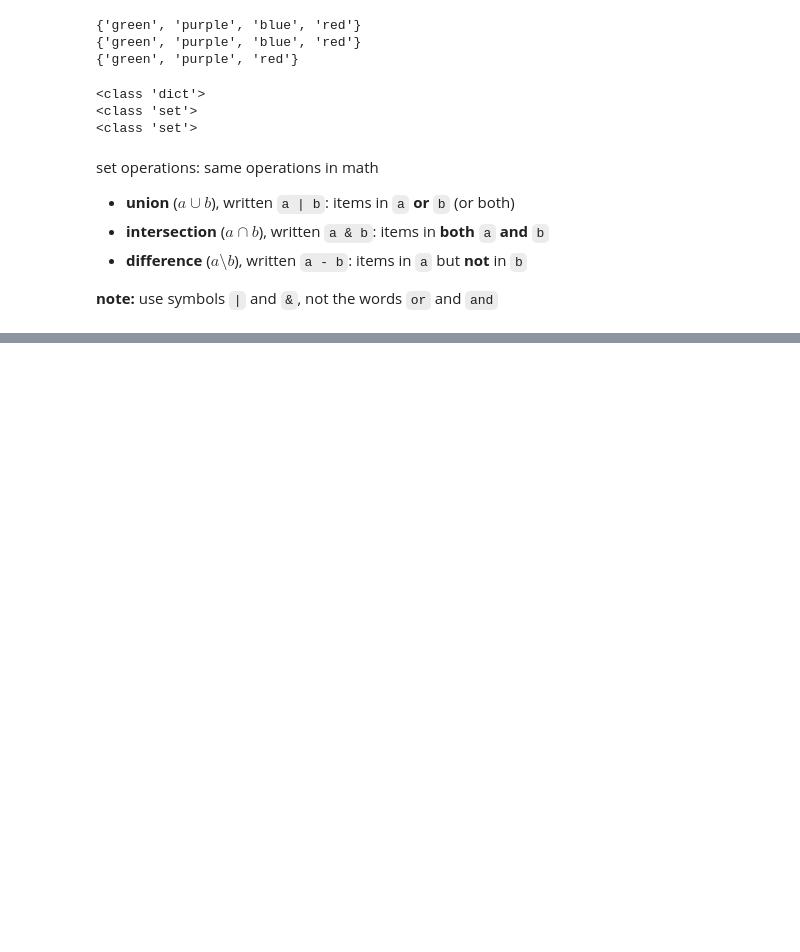
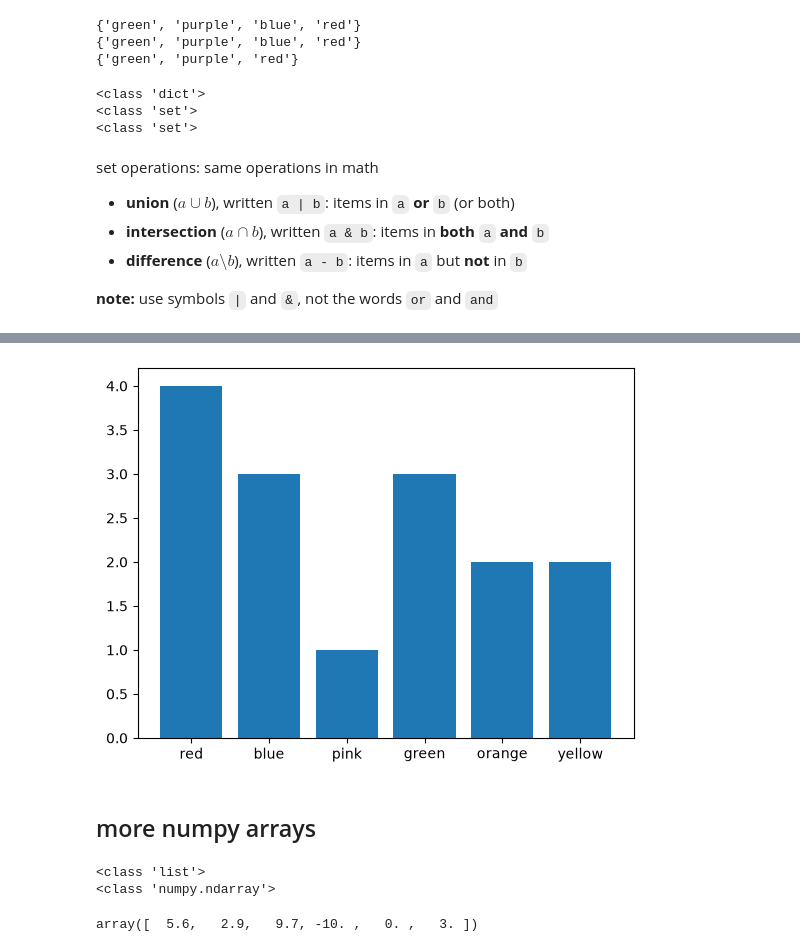
Before and after one commit to ksduong/datasci185fall2026, a Jupyter notebook: class notes/lec08.ipynb, the cells around one changed output, grey strips where cells are left out. Cells and saved outputs as stored; diff of their text form; code cells hidden in the pictures; blank space fills up the shorter version.

```diff
--- a/class notes/lec08.ipynb
+++ b/class notes/lec08.ipynb
@@ -117,0 +175,31 @@ set operations: same operations in math
+# %%
+# alternatively,
+from collections import Counter
+
+favorite_colors = ["red", "red", "blue", "pink", "green", "orange", "orange", "yellow", "red", "green", "red", "blue", "blue", "yellow", "green"]
+
+counts = Counter(favorite_colors)
+
+unique_colors = list(counts.keys())
+color_counts = list(counts.values())
+
+plt.bar(unique_colors, color_counts)
+plt.show()
+# %% [output]
+[figure, added]
+# %% [markdown]
+## more numpy arrays
+# %%
+import numpy as np
+
+num_list = [5.6, 2.9, 9.7, -10, 0, 3]
+
+num_array = np.array(num_list)
+
+print(type(num_list))
+print(type(num_array))
+display(num_array)
+# %% [output]
+<class 'list'>
+<class 'numpy.ndarray'>
+array([  5.6,   2.9,   9.7, -10. ,   0. ,   3. ])
```
Also changed, not shown: parts of 23 cells of this notebook, 1 other file.
